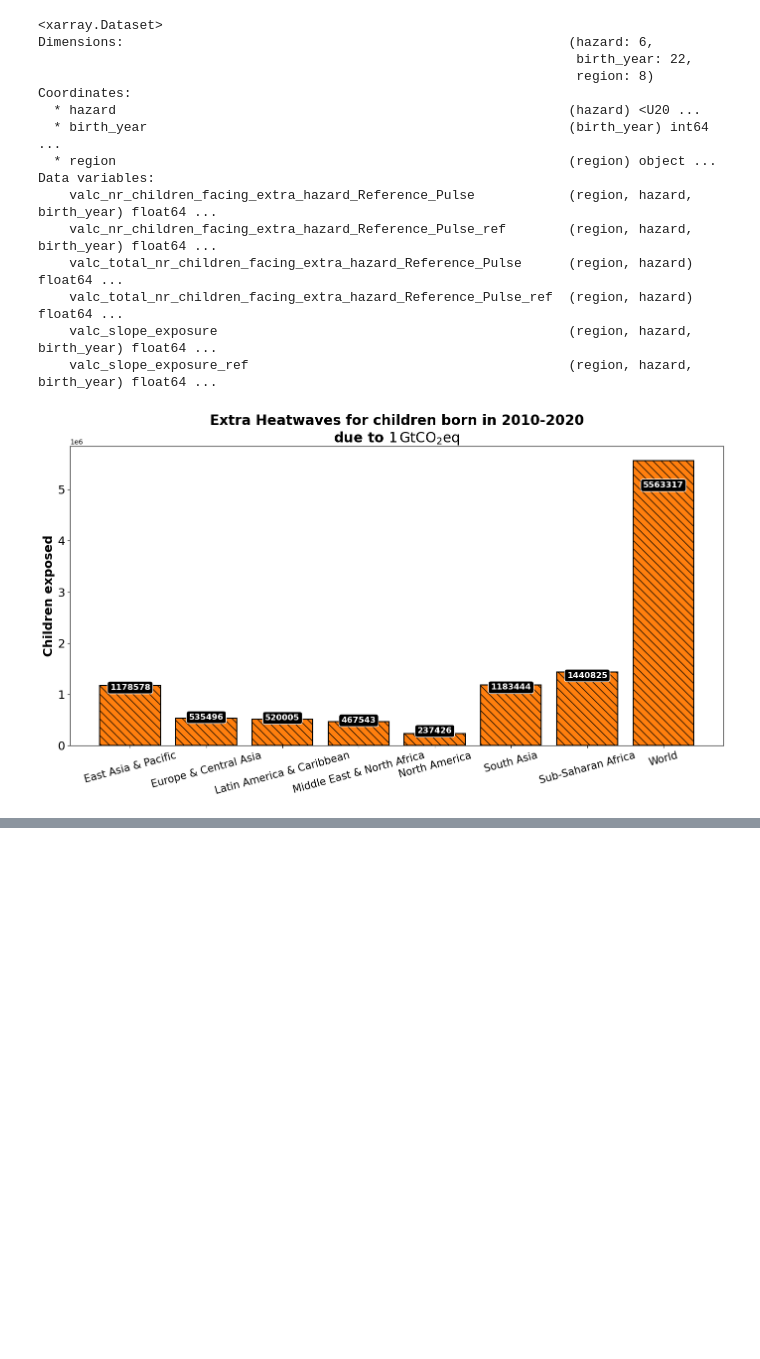
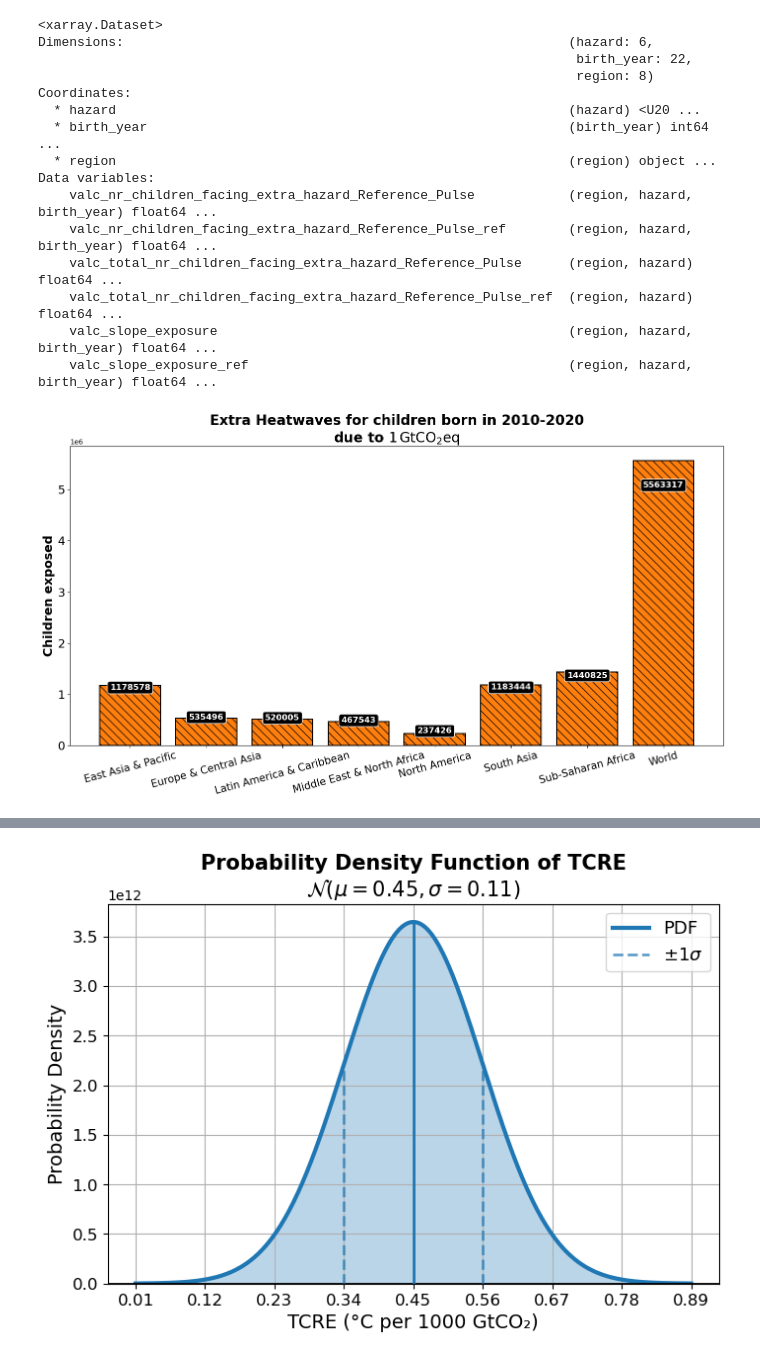
Before and after one commit to AmauryLaridon/Source2Suffering, a Jupyter notebook: notebooks/source2suffering.ipynb, the cells around one changed output, grey strips where cells are left out. Cells and saved outputs as stored; diff of their text form; code cells hidden in the pictures; blank space fills up the shorter version.

```diff
--- a/notebooks/source2suffering.ipynb
+++ b/notebooks/source2suffering.ipynb
@@ -247,0 +328,7 @@ plt.show()
+# %%
+# Load the normal distribution created for the TCRE #
+
+with open(data_dir+'{}/source2suffering/pdf/tcre/pdf_tcre_norm_test.pkl'.format('pickles_S2S_v1'), 'rb') as f:
+        pdf_tcre = pk.load(f)
+
+print(pdf_tcre)
@@ -247,0 +337,73 @@ plt.show()
+# %%
+# Best estimate and standard deviation for TCRE (in °C per tonne CO₂)
+tcre_best_estimate = 0.45 / 1e12  # °C per tonne CO₂ → correspond à 0.45 °C per 1000 GtCO₂
+tcre_std_dev = 0.1094 / 1e12      # °C per tonne CO₂ → correspond à 0.1094 °C per 1000 GtCO₂
+
+# Define the x-axis range: typically mean ± 4*std_dev
+x = np.linspace(tcre_best_estimate - 4 * tcre_std_dev, tcre_best_estimate + 4 * tcre_std_dev, 500)
+
+# Compute PDF values for these x
+y = pdf_tcre(x)
+
+# Conversion pour affichage en °C per 1000 GtCO₂
+x_display = x * 1e12
+
+# Positions moyenne et écart type en affichage
+mu = 0.45
+sigma = 0.1094
+
+# Calculer les valeurs de PDF aux positions mu ± sigma
+# Pour tracer la barre verticale partielle, on récupère le y correspondant à la position x verticale
+def get_pdf_value(x_val):
+    # Trouve l’indice dans x_display le plus proche de x_val
+    idx = (np.abs(x_display - x_val)).argmin()
+    return y[idx]
+
+# Valeurs y aux positions mu et mu ± sigma
+y_mu = get_pdf_value(mu)
+y_mu_minus_sigma = get_pdf_value(mu - sigma)
+y_mu_plus_sigma = get_pdf_value(mu + sigma)
+
+# Plot
+plt.figure(figsize=(8, 5))
+plt.plot(
+    x_display,
+    y,
+    color='tab:blue',
+    label=f'PDF',
+    lw=3
+)
+
+# Remplissage sous la courbe
+plt.fill_between(x_display, y, color='tab:blue', alpha=0.3)
+
+# Ligne y=0
+plt.axhline(0, color='black', lw=2)
+
+# Barres verticales partielles (depuis y=0 jusqu'à la valeur du PDF)
+plt.plot([mu, mu], [0, y_mu], color='tab:blue', lw=2, linestyle='-')               # moyenne
+plt.plot([mu - sigma, mu - sigma], [0, y_mu_minus_sigma], color='tab:blue', lw=2, linestyle='--', alpha=0.7, label=r'$\pm 1 \sigma$')  # moyenne - 1σ
+plt.plot([mu + sigma, mu + sigma], [0, y_mu_plus_sigma], color='tab:blue', lw=2, linestyle='--', alpha=0.7)  # moyenne + 1σ
+
+plt.xlabel('TCRE (°C per 1000 GtCO₂)', fontsize=14)
+plt.ylabel('Probability Density', fontsize=14)
+plt.title(
+    'Probability Density Function of TCRE\n'
+    r'$\mathcal{N}(\mu=%.2f, \sigma=%.2f)$' % (mu, sigma),
+    fontweight='bold',
+    fontsize=15,
+    loc='center'
+)
+# Tick x centrés sur la moyenne, espacés d’un écart type
+ticks = np.arange(mu - 4 * sigma, mu + 4 * sigma + 0.0001, sigma)
+plt.xticks(ticks, [f"{tick:.2f}" for tick in ticks], fontsize=12)
+plt.yticks(fontsize=12)
+plt.ylim(bottom=-0.001)
+
+plt.legend(fontsize=13)
+plt.grid(True)
+plt.savefig(scripts_dir + '/figures/source2suffering/pdf/fig1_stand_norm_pdf_tcre.png', bbox_inches='tight', dpi=300)
+
+plt.show()
+# %% [output]
+[figure, added]
```
Also changed, not shown: parts of 12 cells of this notebook, 23 other files.
